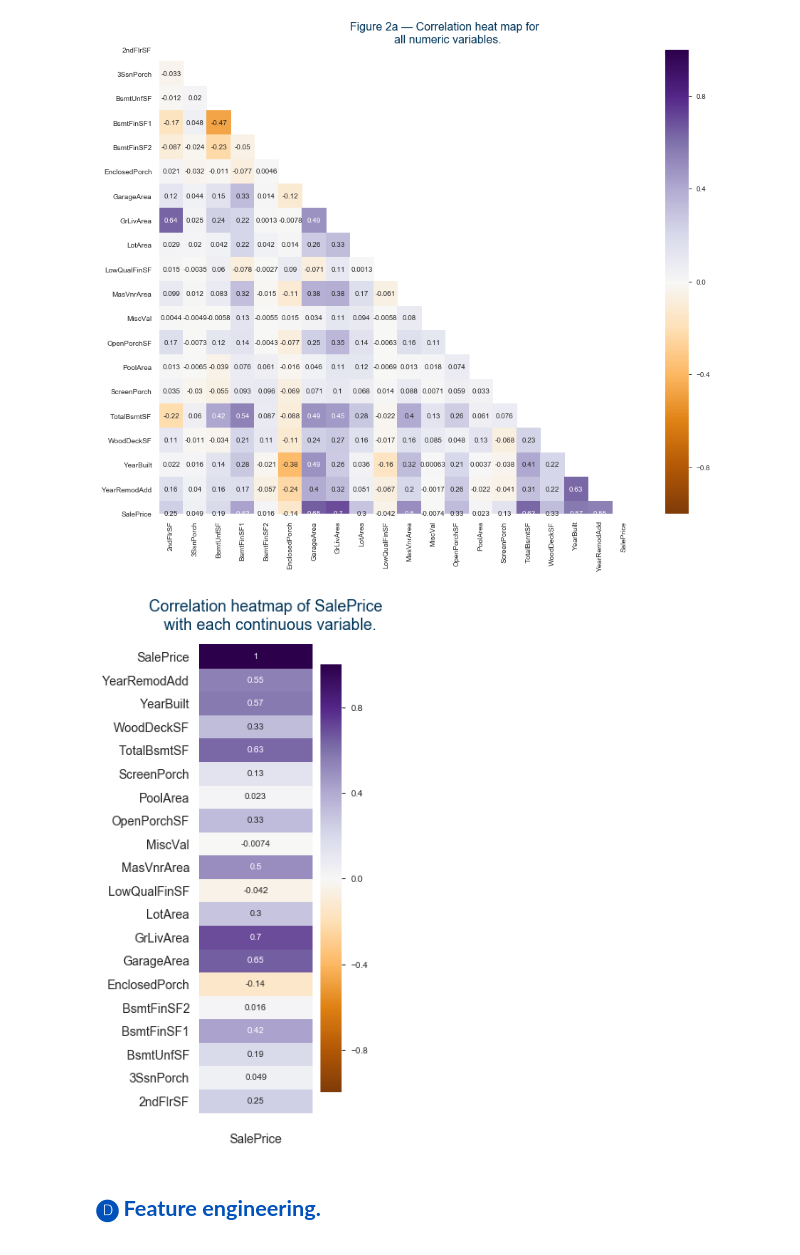
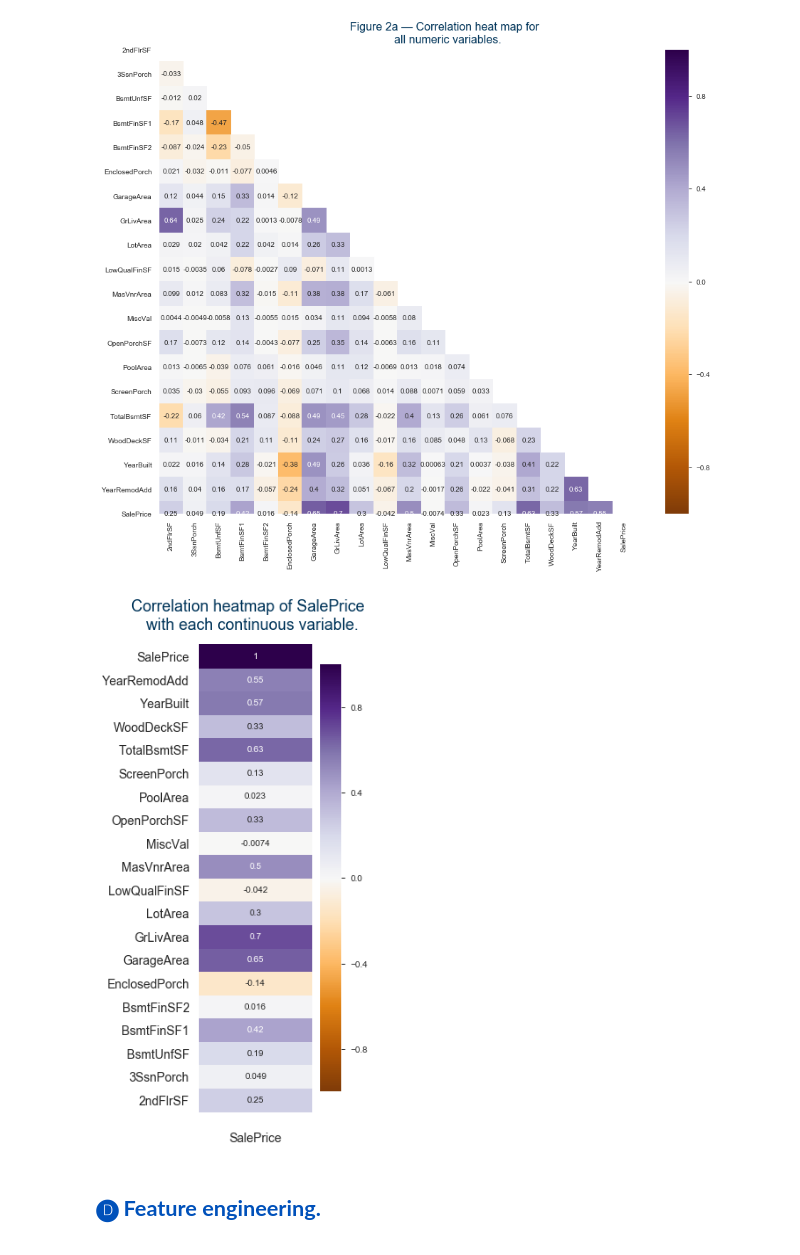
Before and after one commit to hamlett-neil-ur/housing_price_model, a Jupyter notebook: Code/200419 Ames IA Housing — Tree Models.ipynb, the cells around one changed output. Drawn from its saved outputs; the diff is of its cells as text; code cells hidden in the pictures.

```diff
--- a/Code/200419 Ames IA Housing — Tree Models.ipynb
+++ b/Code/200419 Ames IA Housing — Tree Models.ipynb
@@ -818,33 +818,34 @@ plt.suptitle(t = 'Figure 2a — Correlation heat map for  \n'+\
 # %%
 plt.figure(figsize=(0.75,10))
 sns.heatmap(data = housing_profile[numericals + ['SalePrice']]\
                                   .corr()\
                                   .loc[['SalePrice']].T,
             cmap = 'PuOr',
             vmin = -1,
             vmax = 1,
             annot = True)
 plt.suptitle(t = 'Correlation heatmap of SalePrice  \n'+\
                    'with each continuous variable.',
              va = 'bottom',
              ha = 'center',
-             x = 2.5,
+             x = 2.125,
              y = 0.9,
              color = '#003459',
              fontsize = 18);
 plt.subplots_adjust(left = 1,
                     right = 4,
                     top = 0.9)
 plt.yticks(fontsize = 14)
 plt.xticks(fontsize = 14)
 plt.ylim(bottom = -0.5,
          top = len(numericals + ['SalePrice'] ) + 0.5)
 
 plt.savefig(os.path.join('../Graphics', 'Continuous Explanatories Correlation Heatmap.png'),
             dpi = 150,
-            transparent = True)
+            transparent = True,
+            bbox_inches = 'tight')
 # %% [output]
-[figure, old version]
+[figure, new version]
 # %%
 ## 🧭🌡⏳🧭🌡⏳🧭🌡⏳🧭🌡⏳🧭🌡⏳🧭🌡⏳🧭🌡⏳🧭🌡⏳🧭🌡⏳🧭🌡⏳🧭🌡⏳ ##
 # Identify influential continuous explanatory variables. These are variables for
```
Also changed, not shown: 2 other files.
